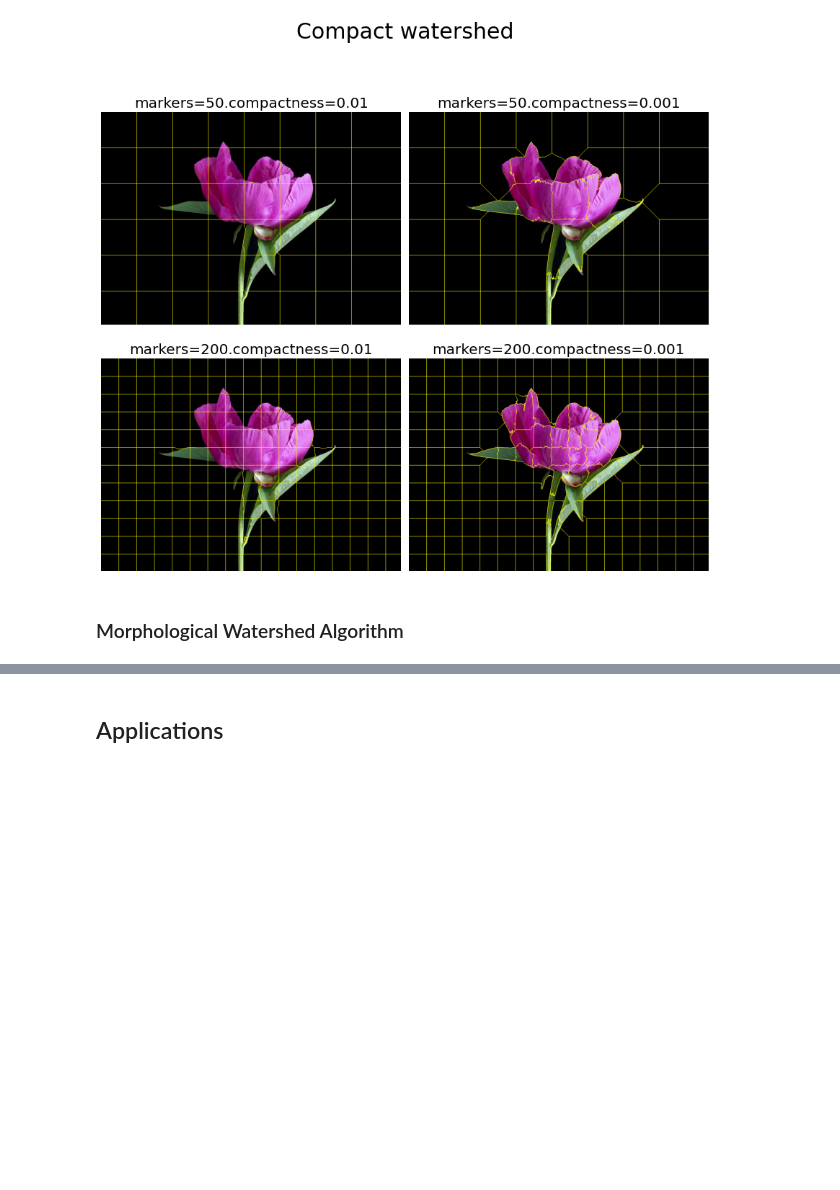
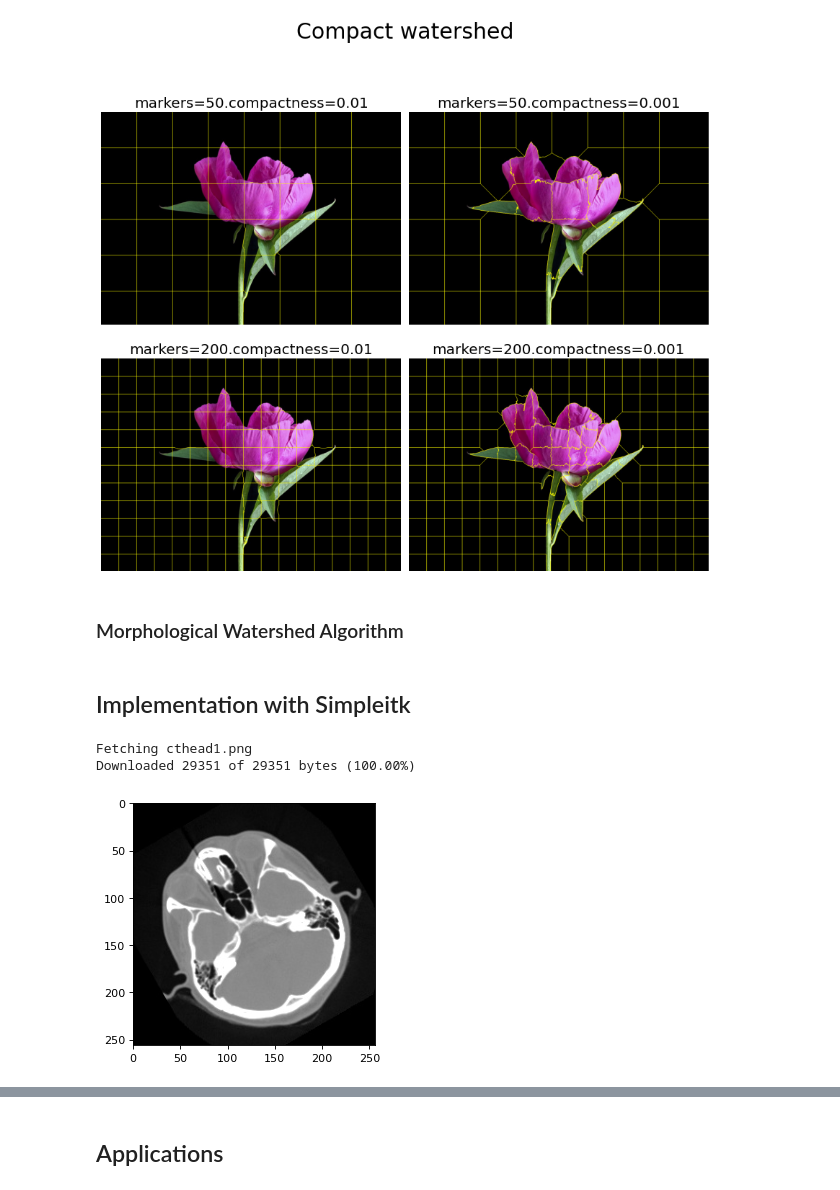
Before and after one commit to armandoBringas/computer-vision-course, a Jupyter notebook: final_project/segmentation_watershed.ipynb, the cells around one changed output, grey strips where cells are left out. Saved outputs shown, nothing was run; the diff lists cells and outputs as text; code cells hidden in the pictures; blank space fills up the shorter version.

Commit message:
feat: add SimpleITK example

```diff
--- a/final_project/segmentation_watershed.ipynb
+++ b/final_project/segmentation_watershed.ipynb
@@ -148,3 +148,5 @@ plt.show()
 [figure]
 # %% [markdown]
 ### Morphological Watershed Algorithm <a class="anchor" id="skimage_morphologicalwatershed" ></a>
+# %% [markdown]
+## Implementation with Simpleitk <a class="anchor" id="simpleitk" ></a>
@@ -150,0 +162,7 @@ plt.show()
+# %%
+img = sitk.ReadImage(fdata("cthead1.png"))
+myshow(img)
+# %% [output]
+Fetching cthead1.png
+Downloaded 29351 of 29351 bytes (100.00%)
+[figure, added]
```
Also changed, not shown: parts of 2 cells of this notebook, 5 other files.
